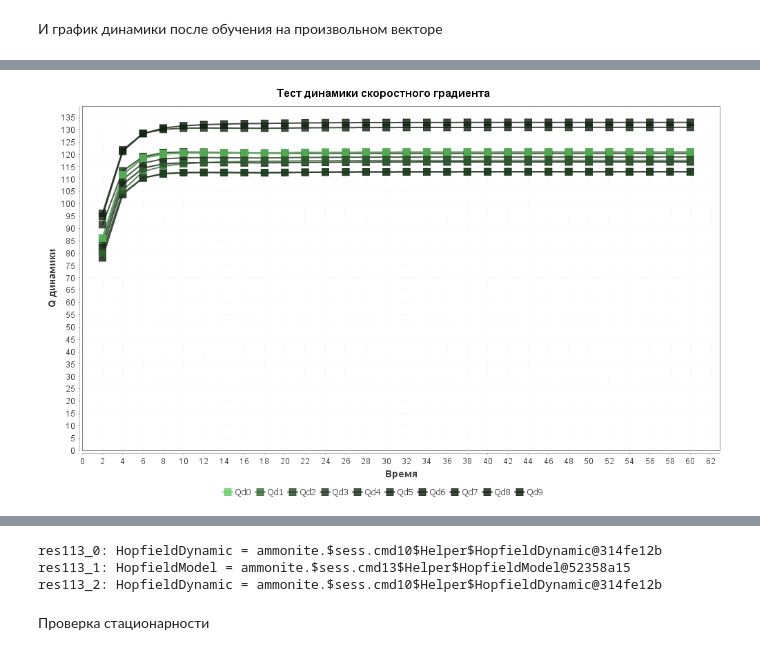
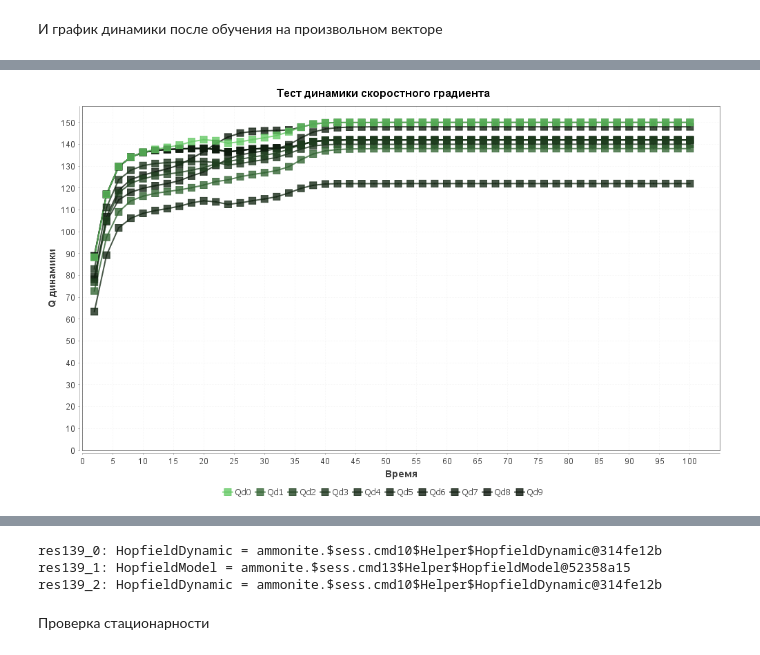
Before and after one commit to paranormalKrono/intro-ml, a Jupyter notebook: notebooks/Hopfield_Network.ipynb, the cells around one changed output, grey strips where cells are left out. Cells and saved outputs as stored; diff of their text form; code cells hidden in the pictures.

Commit message:
Added last velgrad data.

```diff
--- a/notebooks/Hopfield_Network.ipynb
+++ b/notebooks/Hopfield_Network.ipynb
@@ -1849,17 +1849,17 @@ Dynamic X errors        57,861006 57,376451 53,653868 56,630147 60,361792 58,183
 # %%
 hopfield_double.dyn.set_time(0.0)
 hopfield_double.move_fit_data(StepType.Dynamic, FitType.VelocityGradient)
 hopfield_double.dyn.set_randomised_state(r1 = -3.0, r2 = 3.0)
 display_patterns(Array(hopfield_double.dyn.get_x()), width_m, height_m, enc_m)
-test_velgrad(hopfield_double, hopfield_errors, show_steps = 30, dynamic_steps =  1)
+test_velgrad(hopfield_double, hopfield_errors, show_steps = 50, dynamic_steps =  1)
 display_patterns(Array(hopfield_double.dyn.get_x()), width_m, height_m, enc_m)
 # %% [output]
 [interactive output not drawn]
-[figure, old version]
+[figure, new version]
 [interactive output not drawn]
-res113_0: HopfieldDynamic = ammonite.$sess.cmd10$Helper$HopfieldDynamic@314fe12b
-res113_1: HopfieldModel = ammonite.$sess.cmd13$Helper$HopfieldModel@52358a15
-res113_2: HopfieldDynamic = ammonite.$sess.cmd10$Helper$HopfieldDynamic@314fe12b
+res139_0: HopfieldDynamic = ammonite.$sess.cmd10$Helper$HopfieldDynamic@314fe12b
+res139_1: HopfieldModel = ammonite.$sess.cmd13$Helper$HopfieldModel@52358a15
+res139_2: HopfieldDynamic = ammonite.$sess.cmd10$Helper$HopfieldDynamic@314fe12b
 # %% [markdown]
 Проверка стационарности
 # %%
```
Also changed, not shown: parts of 2 cells of this notebook.
